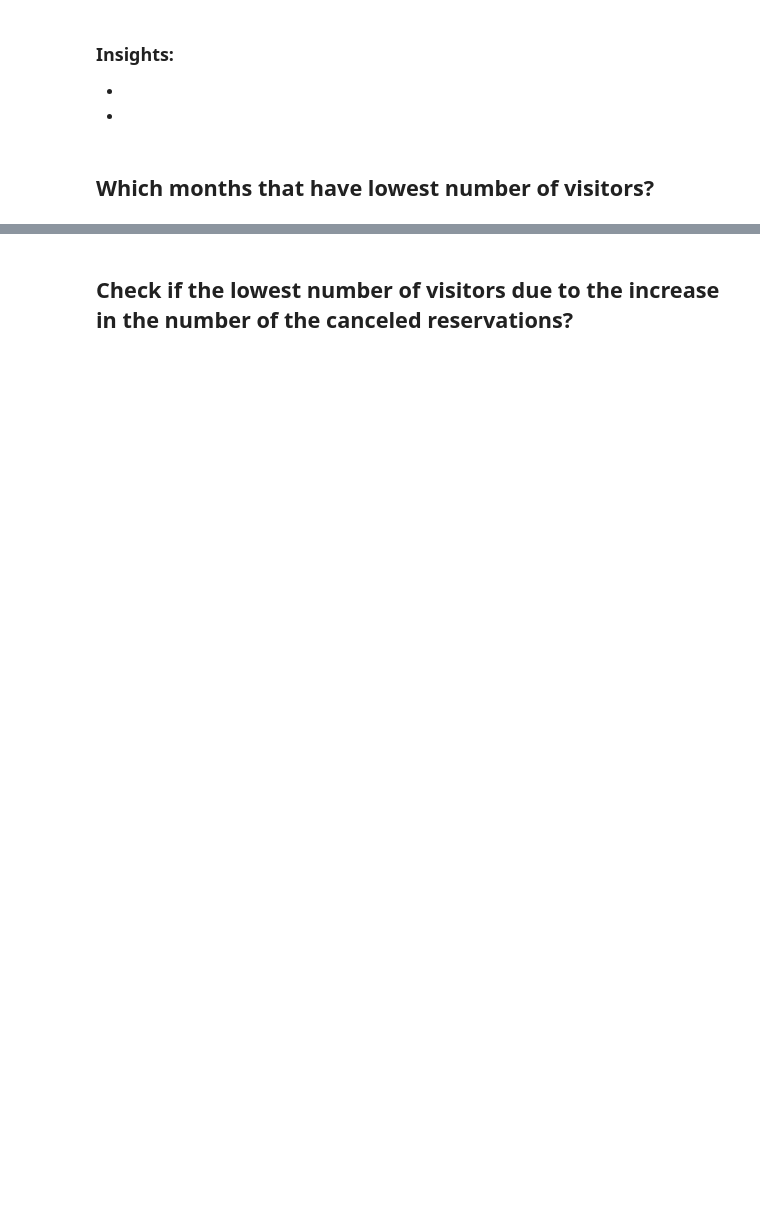
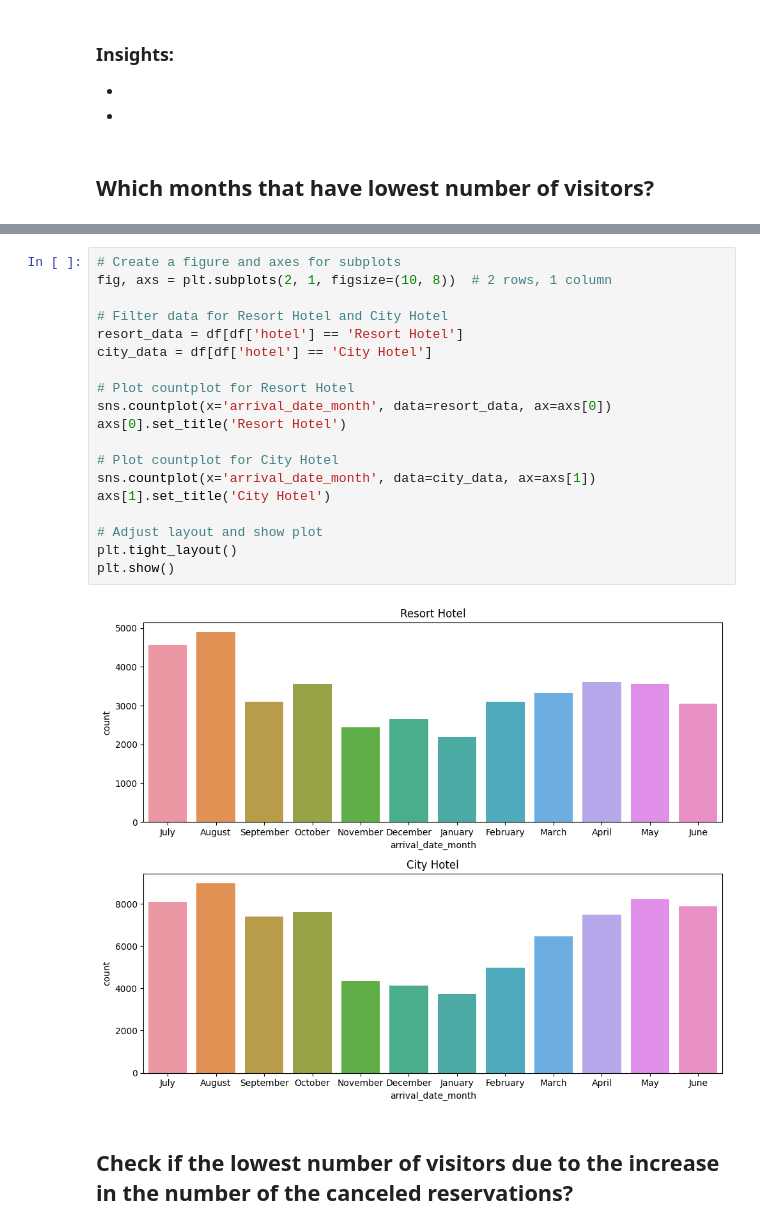
Before and after one commit to Tuwaiq-Data-Science-Bootcamp-V5/CV_and_GS-Lab1, a Jupyter notebook: CV_Assignment.ipynb, the cells around one changed output, grey strips where cells are left out. Drawn from its saved outputs; the diff is of its cells as text; blank space fills up the shorter version.

```diff
--- a/CV_Assignment.ipynb
+++ b/CV_Assignment.ipynb
@@ -128,2 +186,23 @@ df.describe(include='object')
+# %%
+# Create a figure and axes for subplots
+fig, axs = plt.subplots(2, 1, figsize=(10, 8))  # 2 rows, 1 column
+
+# Filter data for Resort Hotel and City Hotel
+resort_data = df[df['hotel'] == 'Resort Hotel']
+city_data = df[df['hotel'] == 'City Hotel']
+
+# Plot countplot for Resort Hotel
+sns.countplot(x='arrival_date_month', data=resort_data, ax=axs[0])
+axs[0].set_title('Resort Hotel')
+
+# Plot countplot for City Hotel
+sns.countplot(x='arrival_date_month', data=city_data, ax=axs[1])
+axs[1].set_title('City Hotel')
+
+# Adjust layout and show plot
+plt.tight_layout()
+plt.show()
+# %% [output]
+[figure, added]
 # %% [markdown]
 ## Check if the lowest number of visitors due to the increase in the number of the canceled reservations?
```
Also changed, not shown: parts of 27 cells of this notebook.
